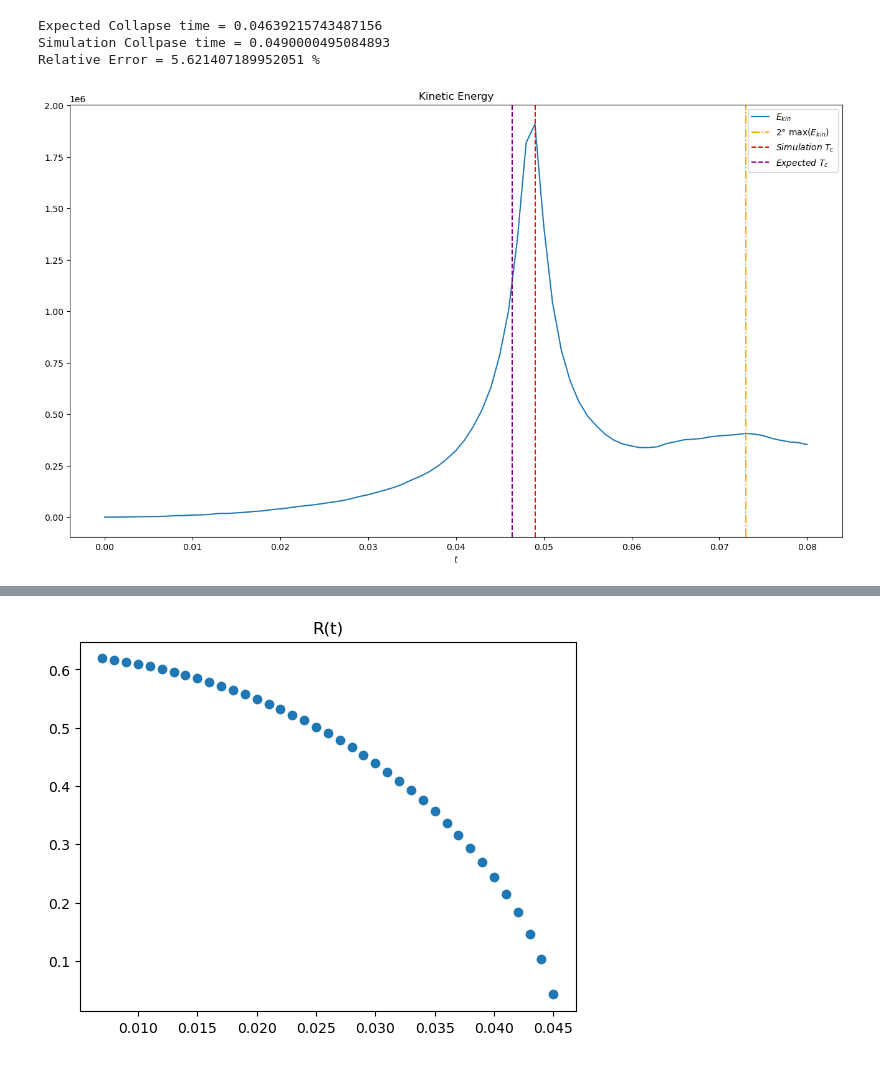
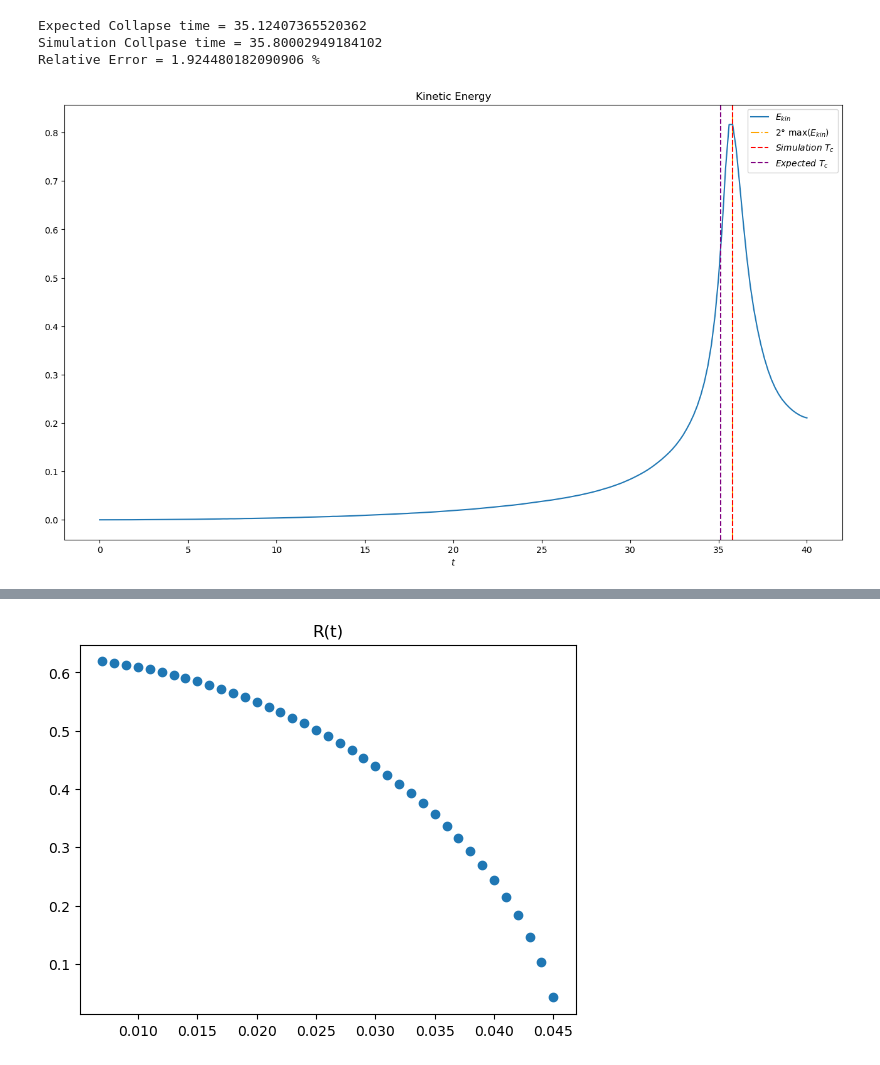
Before and after one commit to Federico-Fantoccoli/Dynamics-of-stellar-systems, a Jupyter notebook: Exp_2/homogeneous_sphere_collapse.ipynb, the cells around one changed output, grey strips where cells are left out. Saved outputs shown, nothing was run; the diff lists cells and outputs as text; code cells hidden in the pictures.

```diff
--- a/Exp_2/homogeneous_sphere_collapse.ipynb
+++ b/Exp_2/homogeneous_sphere_collapse.ipynb
@@ -424,10 +422,12 @@ def get_coord(snapshots, particle_index, vec='', axe='', rf='snapshot',
 # with all other particles at the specified time
 # It works like this: E_parts_pot[particle_index][particle_index]
 # Self energies are set to zero: E_parts_pot[i][j] = 0 if i = j
+
 # Note that if you want the total potential energy at a given time you can sum all the contents of
 # E_parts_pot but you have to divide by 2 at the end because it is a symmetric matrix
-def get_energy(snapshots, time_index, E_type='', rf='snapshot', rf_particle_index=None,
-               E_parts_kin=None, E_parts_pot=None):
+
+def get_energy(snapshots, time_index, center_of_mass, E_type='', rf='snapshot', rf_particle_index=None, E_parts_kin=None, E_parts_pot=None):
+
     N = snapshots[time_index][0]
 
     if E_type.lower() == 'kin':
@@ -435,25 +435,28 @@ def get_energy(snapshots, time_index, E_type='', rf='snapshot', rf_particle_inde
 
         # A list of lists of the velocities squared of every mass at the specified time
         # [v_0_time_index, v_1_time_index, v_2_time_index, ..., v_(N-1)_time_index]
-        v_squared = [get_3D_vec(snapshots, particle_index, 'vel', 2, rf, rf_particle_index, time_index)
-                     for particle_index in range (N)]
+
+        v_squared = [get_3D_vec(snapshots, particle_index, center_of_mass, 'vel', 2, rf, rf_particle_index, time_index) for particle_index in range (N)]
 
         for i in range(N):
             value = (1 / 2) * snapshots[time_index][2][i][0] * v_squared[i]
             E += value
+
             # If requested save the individual kinetic energy
             if type(E_parts_kin) == np.ndarray and E_parts_kin.shape == (N, ):
                 E_parts_kin[i] = value
+
     elif E_type.lower() == 'pot':
         E = 0
+
         # Same as above but it's for position vectors
         # positions[i] is the 3D vector of the i-th particle at specified time
         # Note that since we need just the relative distances between particles, it is not
         # necessary to compute the positions in a reference frame different from 'snapshot'
         # Infact relative distances are frame independent
         # This solution is preferable because more computationally efficient
-        positions = [get_3D_vec(snapshots, particle_index, 'pos', rf='snapshot', time_index=time_index)
-                     for particle_index in range(N)]
+
+        positions = [get_3D_vec(snapshots, particle_index, center_of_mass, 'pos', rf='snapshot', time_index=time_index) for particle_index in range(N)]
 
         # Cycle over all possible combination of particles
         # part_0: part_1, part_2, part_3, ..., part_(N-1)
@@ -461,24 +464,27 @@ def get_energy(snapshots, time_index, E_type='', rf='snapshot', rf_particle_inde
         # part_2: part_3, part_4, part_5, ..., part_(N-1)
         # ...
         # part_i: part_(i+1), part_(i+2), ..., part_(N-1)
+
         for i in range(N):
             for j in range(i+1, N):
                 distance = compute_distance(positions[i], positions[j])
                 value = -1 * snapshots[time_index][2][i][0] * snapshots[time_index][2][j][0] / distance
                 E += value
+
                 # If requested save the individual potential energy interaction
                 # Build up a symmetric matrix
                 if type(E_parts_pot) == np.ndarray and E_parts_pot.shape == (N, N):
                     E_parts_pot[i][j] = value
                     E_parts_pot[j][i] = value
+
     elif E_type.lower() == 'tot':
-        E_kin = get_energy(snapshots, time_index, 'kin', rf, rf_particle_index, E_parts_kin, E_parts_pot)
-        E_pot = get_energy(snapshots, time_index, 'pot', rf, rf_particle_index, E_parts_kin, E_parts_pot)
+        E_kin = get_energy(snapshots, time_index, center_of_mass, 'kin', rf, rf_particle_index, E_parts_kin, E_parts_pot)
+        E_pot = get_energy(snapshots, time_index, center_of_mass, 'pot', rf, rf_particle_index, E_parts_kin, E_parts_pot)
         E = E_kin + E_pot
 
     elif E_type.lower() == 'all':
-        E_kin = get_energy(snapshots, time_index, 'kin', rf, rf_particle_index, E_parts_kin, E_parts_pot)
-        E_pot = get_energy(snapshots, time_index, 'pot', rf, rf_particle_index, E_parts_kin, E_parts_pot)
+        E_kin = get_energy(snapshots, time_index, center_of_mass, 'kin', rf, rf_particle_index, E_parts_kin, E_parts_pot)
+        E_pot = get_energy(snapshots, time_index, center_of_mass, 'pot', rf, rf_particle_index, E_parts_kin, E_parts_pot)
         E = E_kin + E_pot
 
         E = E_kin, E_pot, E
@@ -521,19 +527,19 @@ print(t_I_to_t_cgs)
 # FILE READING
 
 #----------------------------------------------------------------
-input_file_path = "collapse_in600.txt"
-output_file_path = "collapse_out600.txt"
+input_file_path = "collapse_in2000.txt"
+output_file_path = "collapse_out2000.txt"
 
 snapshots = read_snapshots(input_file_path, output_file_path)
 
 N = snapshots[0][0] # Number of particles
 
-# "pos" works like this: pos[particle_index][time_index][coordinate_index]
-pos = np.array([get_3D_vec(snapshots, particle_index, 'pos', rf='snapshot') for particle_index in range(N)])
-
 # "cm_pos" works like this: cm_pos[time_index][coordinate_index]
 cm_pos = np.array([get_center_of_mass(snapshots, time_index, 'pos') for time_index in range(len(snapshots))])
 
+# "pos" works like this: pos[particle_index][time_index][coordinate_index]
+pos = np.array([get_3D_vec(snapshots, particle_index, cm_pos, 'pos', rf='snapshot') for particle_index in range(N)])
+
 time_stamp = get_timestamps(snapshots)
 # %%
 # ENERGY
@@ -557,7 +563,7 @@ particles_E_pot = np.zeros((len(snapshots), N, N))
 
 # Get all the energies for every snapshot. See get_energy() for details.
 # "en" works like this: en[time_index][energy_type], where energy_type = 0, 1, 2 ('kin', 'pot', 'tot')
-en = np.array([get_energy(snapshots, time_index, 'all', rf='cm',
+en = np.array([get_energy(snapshots, time_index, cm_pos, 'all', rf='snapshot',
                           E_parts_kin=particles_E_kin[time_index],
                           E_parts_pot=particles_E_pot[time_index])
                           for time_index in range(len(snapshots))])
@@ -712,33 +720,33 @@ Particles inside the boundary at the first kinetic energy local maximum = 85.17
 # %%
 expected_collapse_time = get_collapse_time(get_masses(snapshots, total=True) /
-                                           get_sphere_volume(boundary))
+                                           get_sphere_volume(10))
 
 print("Expected Collapse time = " + str(expected_collapse_time))
 print("Simulation Collpase time = " + str(time_stamp[collapse_index]))
 print("Relative Error = " + str(100 * (time_stamp[collapse_index] - expected_collapse_time) /
                                 expected_collapse_time) + " %")
 
 fig, ax = plt.subplots(figsize=(16,9))
 
 ax.set_title(title_labels[0])
 ax.plot(time_stamp, Energy[Energy_keys[0]], label='$E_{kin}$')
 ax.set_xlabel("$t$")
 
 ax.axvline(time_stamp[first_kin_max_index], color='orange', ls='-.', label='$2°\ \max(E_{kin})$')
 ax.axvline(time_stamp[collapse_index], color='red', ls='--', label='$Simulation\ T_c$')
 ax.axvline(expected_collapse_time, color='purple', ls='--', label='$Expected\ T_c$')
 
 ax.legend()
 
 figures.append(fig)
 figures_names.append("kinetic")
 
 plt.show()
 # %% [output]
-Expected Collapse time = 0.04639215743487156
-Simulation Collpase time = 0.0490000495084893
-Relative Error = 5.621407189952051 %
+Expected Collapse time = 35.12407365520362
+Simulation Collpase time = 35.80002949184102
+Relative Error = 1.924480182090906 %
-[figure, old version]
+[figure, new version]
 # %%
 # PARTICLES TRAJECTORIES
 
```
Also changed, not shown: parts of 7 cells of this notebook.
